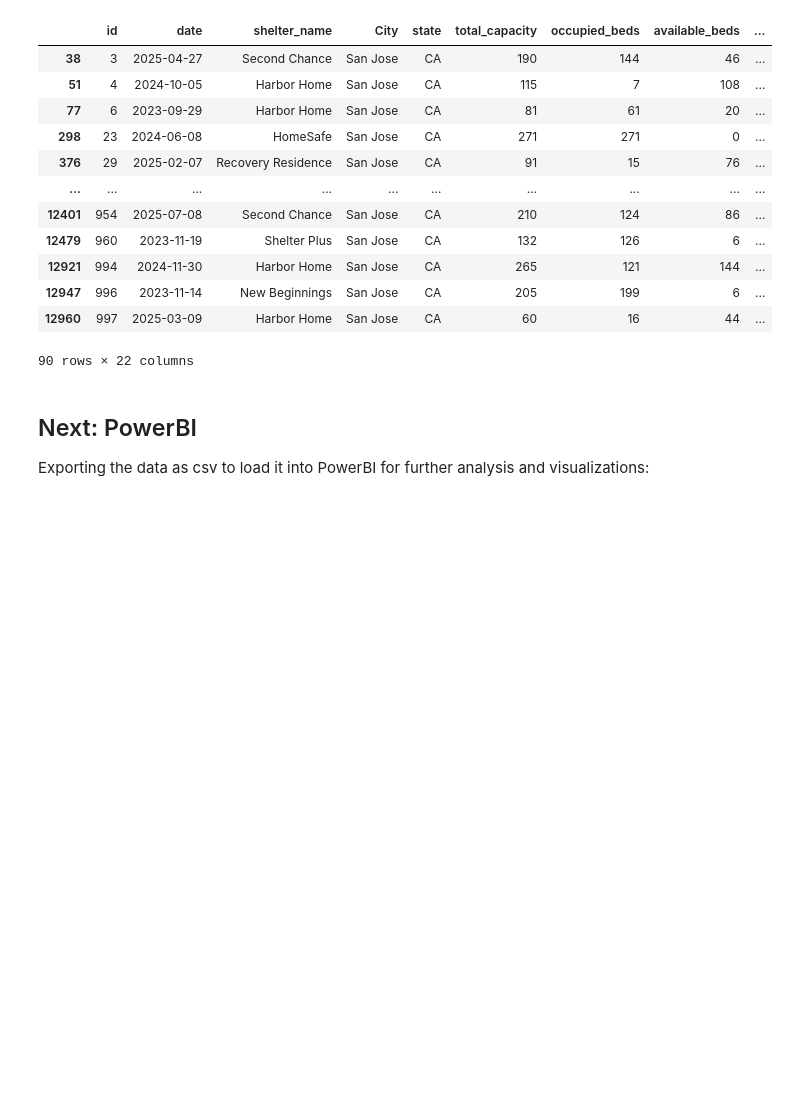
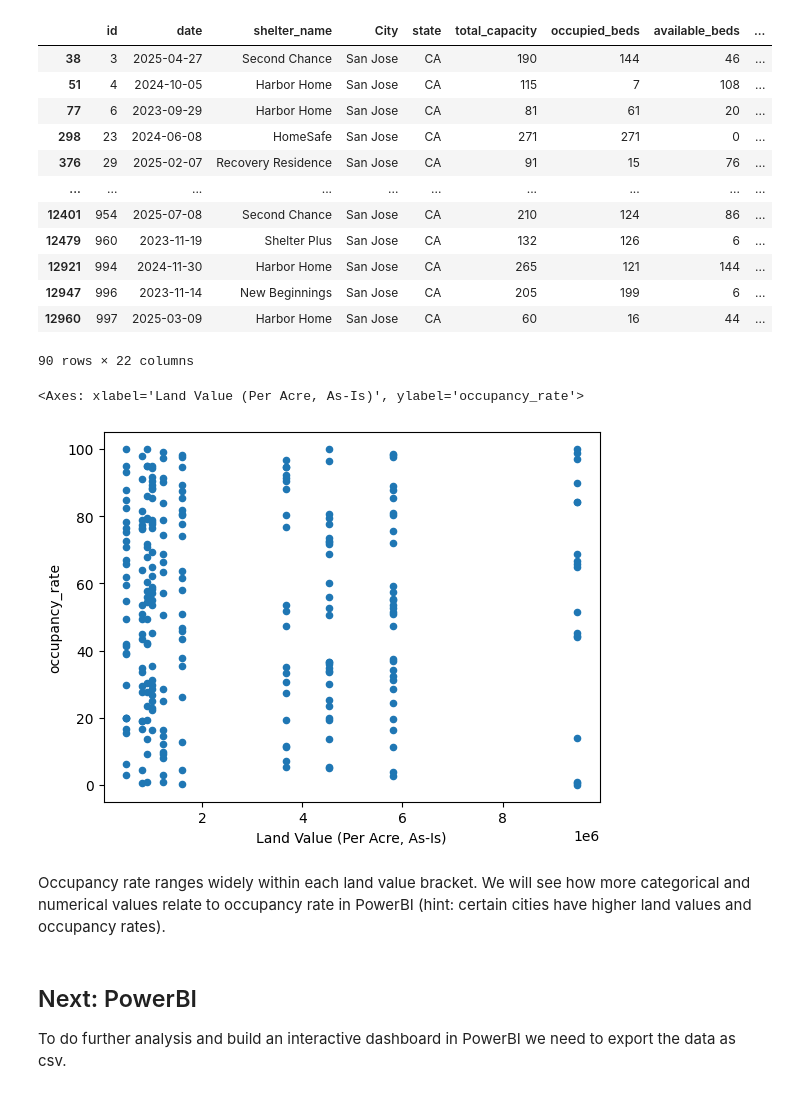
Before and after one commit to iselekp/IT4015_Final_Project, a Jupyter notebook: IT4015_Final_Project.ipynb, the cells around one changed output. Drawn from its saved outputs; the diff is of its cells as text; code cells hidden in the pictures; blank space fills up the shorter version.

```diff
--- a/IT4015_Final_Project.ipynb
+++ b/IT4015_Final_Project.ipynb
@@ -210,8 +212,17 @@ shelter_land_price.loc[shelter_land_price['Land Value (Per Acre, As-Is)'] == 9.4
 | 12947 | 996 | 2023-11-14 | New Beginnings | San Jose | CA | 205 | 199 | 6 | ... |
 | 12960 | 997 | 2025-03-09 | Harbor Home | San Jose | CA | 60 | 16 | 44 | ... |
 90 rows × 22 columns
+# %%
+winter_2024 = shelter_land_price.loc[((shelter_land_price['season'] == 'Winter') & (shelter_land_price['Year'] == 2024))]
+# %%
+winter_2024.plot.scatter("Land Value (Per Acre, As-Is)", "occupancy_rate")
+# %% [output]
+<Axes: xlabel='Land Value (Per Acre, As-Is)', ylabel='occupancy_rate'>
+[figure, added]
+# %% [markdown]
+Occupancy rate ranges widely within each land value bracket. We will see how more categorical and numerical values relate to occupancy rate in PowerBI (hint: certain cities have higher land values and occupancy rates).
 # %% [markdown]
 ## Next: PowerBI
-Exporting the data as csv to load it into PowerBI for further analysis and visualizations:
+To do further analysis and build an interactive dashboard in PowerBI we need to export the data as csv.
 # %%
 shelter_land_price.to_csv("shelter_land_price.csv")
```
Also changed, not shown: parts of 2 cells of this notebook.
